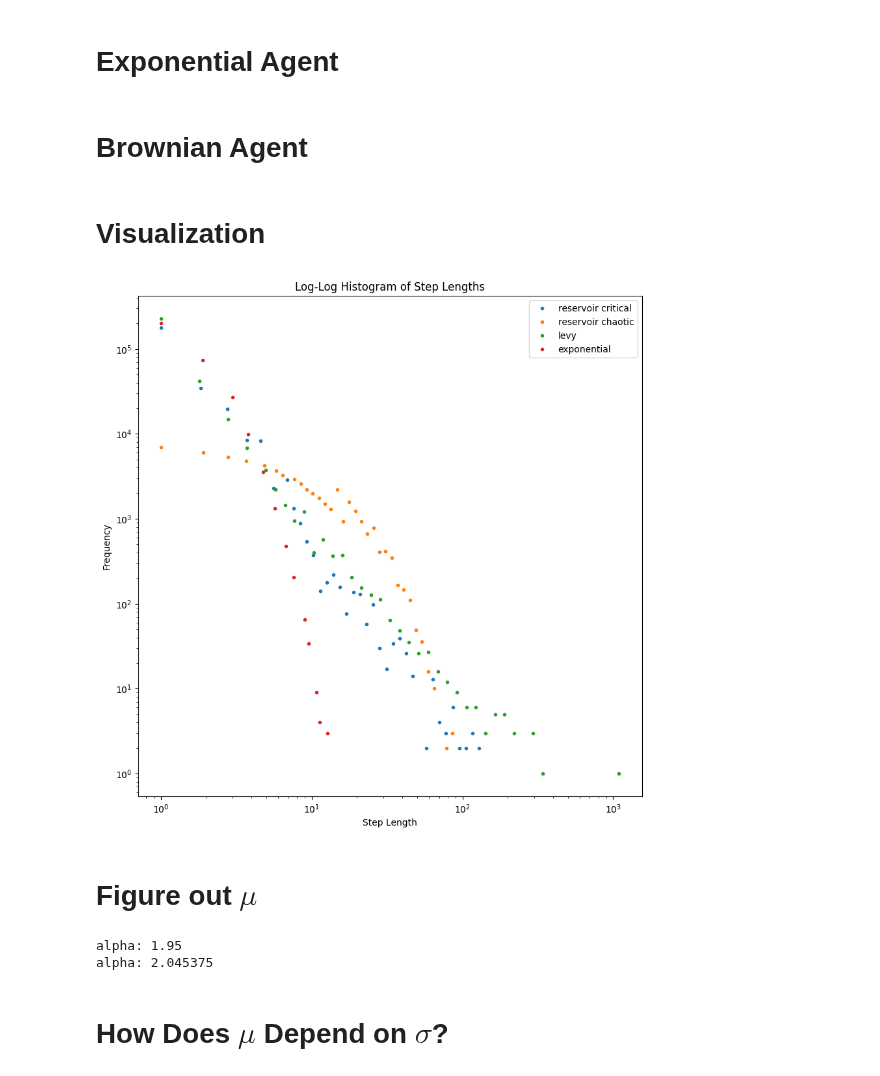
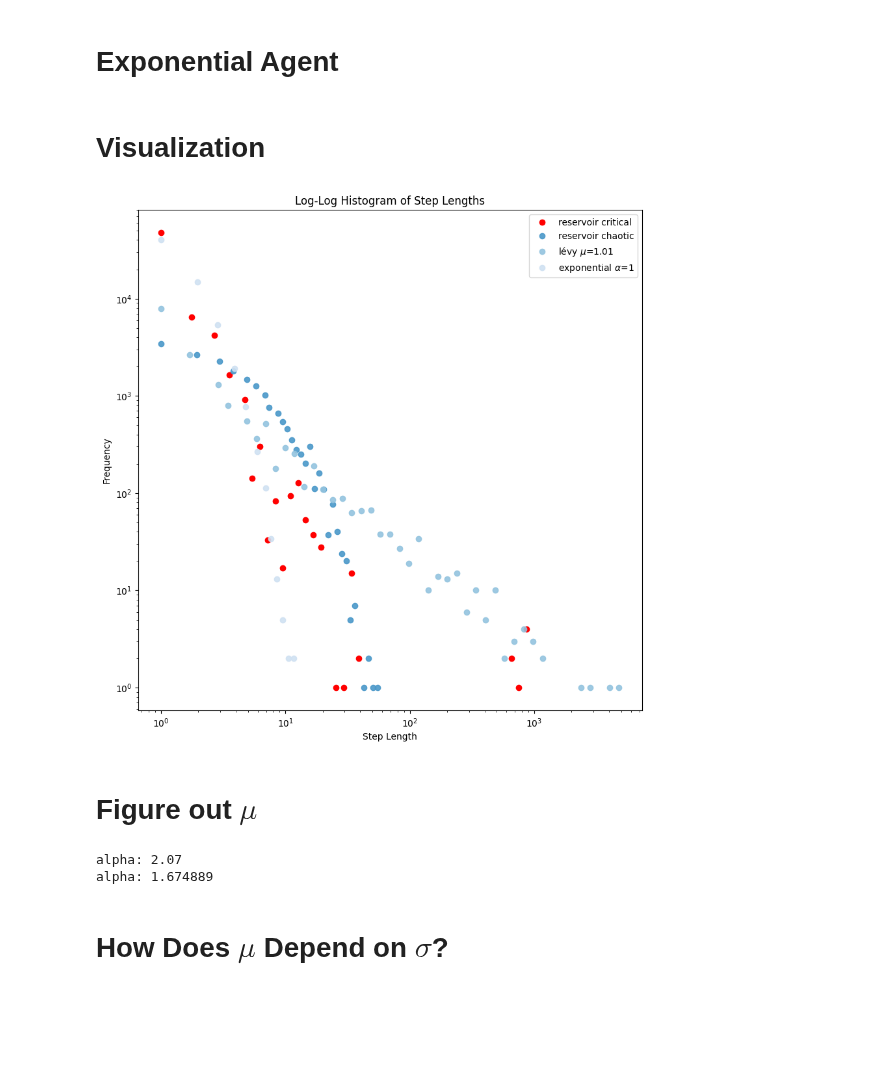
Before and after one commit to winlew/levy-agent-simulation, a Jupyter notebook: studies/step_lengths.ipynb, the cells around one changed output. Drawn from its saved outputs; the diff is of its cells as text; code cells hidden in the pictures; blank space fills up the shorter version.

Commit message:
step length study redone

```diff
--- a/studies/step_lengths.ipynb
+++ b/studies/step_lengths.ipynb
@@ -14,17 +14,23 @@ import numpy as np
 from parameters import Params
 from simulation import Simulation
 import matplotlib.pyplot as plt
-from agent import ReservoirAgent, BrownianAgent, LévyAgent, ExponentialAgent
+from agent import ReservoirAgent, LévyAgent, ExponentialAgent
 from environment import Environment
 import powerlaw
 from tqdm import tqdm
+from config import DATA_PATH
+from pathlib import Path
+import pickle
 
-tolerance = 0.02
+tolerance = 0.01
 
 params = Params.from_json('parameters.json')
 params.save = False
 params.iterations_per_epoch = 1
 data = []
 environment = Environment(params)
+folder = 'step_lengths'
+path = Path(DATA_PATH) / folder
+path.mkdir(parents=True, exist_ok=True)
 # %% [markdown]
 # Reservoir Agent
@@ -82,54 +107,49 @@ step_lengths = np.array([])
 for agent in population:
     step_lengths = np.concatenate((step_lengths, agent.step_length_log))
 data.append(step_lengths)
-# %% [markdown]
-# Brownian Agent
-# %%
-params.type = 'brownian'
-params.agent = BrownianAgent
-sim = Simulation(params, params.agent)
-population = sim.run_epoch(sim.set_up_population(None), environment)
-step_lengths = np.array([])
-for agent in population:
-    step_lengths = np.concatenate((step_lengths, agent.step_length_log))
-data.append(step_lengths)
 # %% [markdown]
 # Visualization
 # %%
-counts_0, bins_0 = np.histogram(data[0], bins=np.logspace(np.log10(min(data[0])), np.log10(max(data[0])), 50))
-counts_1, bins_1 = np.histogram(data[1], bins=np.logspace(np.log10(min(data[1])), np.log10(max(data[1])), 50))
-counts_2, bins_2 = np.histogram(data[2], bins=np.logspace(np.log10(min(data[2])), np.log10(max(data[2])), 50))
-counts_3, bins_3 = np.histogram(data[3], bins=np.logspace(np.log10(min(data[3])), np.log10(max(data[3])), 50))
-counts_4, bins_4 = np.histogram(data[4], bins=np.logspace(np.log10(min(data[4])), np.log10(max(data[4])), 50))
+plt.figure(figsize = (10,10))
 
-plt.figure(figsize = (10,10))
-plt.loglog(bins_0[:-1], counts_0, marker='.', linestyle='none', label='reservoir critical')
-plt.loglog(bins_1[:-1], counts_1, marker='.', linestyle='none', label='reservoir chaotic')
-plt.loglog(bins_2[:-1], counts_2, marker='.', linestyle='none', label='levy')
-plt.loglog(bins_3[:-1], counts_3, marker='.', linestyle='none', label='exponential')
-# plt.loglog(bins_4[:-1], counts_4, marker='.', linestyle='none', label='brownian')
+import matplotlib.cm as cm
+
+shades = [cm.Blues(i) for i in np.linspace(1, 0.2, len(data))]
+
+labels = ['reservoir critical', 'skip', 'reservoir chaotic', r'lévy $\mu$=' + str(params.mu), r'exponential $\alpha$=' + str(params.alpha)]
+
+for i in range(len(data)):
+    if i == 1:
+        continue
+    opacity = 0.9
+    color = shades[i]
+    if i == 0:
+        opacity = 1
+        color = 'r'
+    counts, bins = np.histogram(data[i], bins=np.logspace(np.log10(min(data[i])), np.log10(max(data[i])), 50))
+    plt.loglog(bins[:-1], counts, marker='o', linestyle='none', color=color, label=labels[i], alpha=opacity)
 
 plt.xlabel('Step Length')
 plt.ylabel('Frequency')
 plt.legend()
 plt.title('Log-Log Histogram of Step Lengths')
-plt.show()
+plt.savefig(path / 'log-log_step_lengths.svg', format='svg')
 # %% [output]
-[figure, old version]
+[figure, new version]
 # %% [markdown]
 # Figure out $\mu$
 # %%
 assert(min(data[0]) == 1)
-assert(min(data[2]) == 1)
+assert(min(data[3]) == 1)
 
 fit_critical_reservoir = powerlaw.Fit(data[0], xmin=1, discrete=True)
-fit_levy = powerlaw.Fit(data[2], xmin=1, discrete=True)
+fit_levy = powerlaw.Fit(data[3], xmin=1, discrete=True)
 
 print(f"alpha: {fit_critical_reservoir.alpha:.2f}")
 print(f"alpha: {fit_levy.alpha:2f}")
 # %% [output]
-alpha: 1.95
-alpha: 2.045375
+alpha: 2.07
+alpha: 1.674889
 # %% [markdown]
 # How Does $\mu$ Depend on $\sigma$?
 # %%
```
Also changed, not shown: parts of 6 cells of this notebook.
